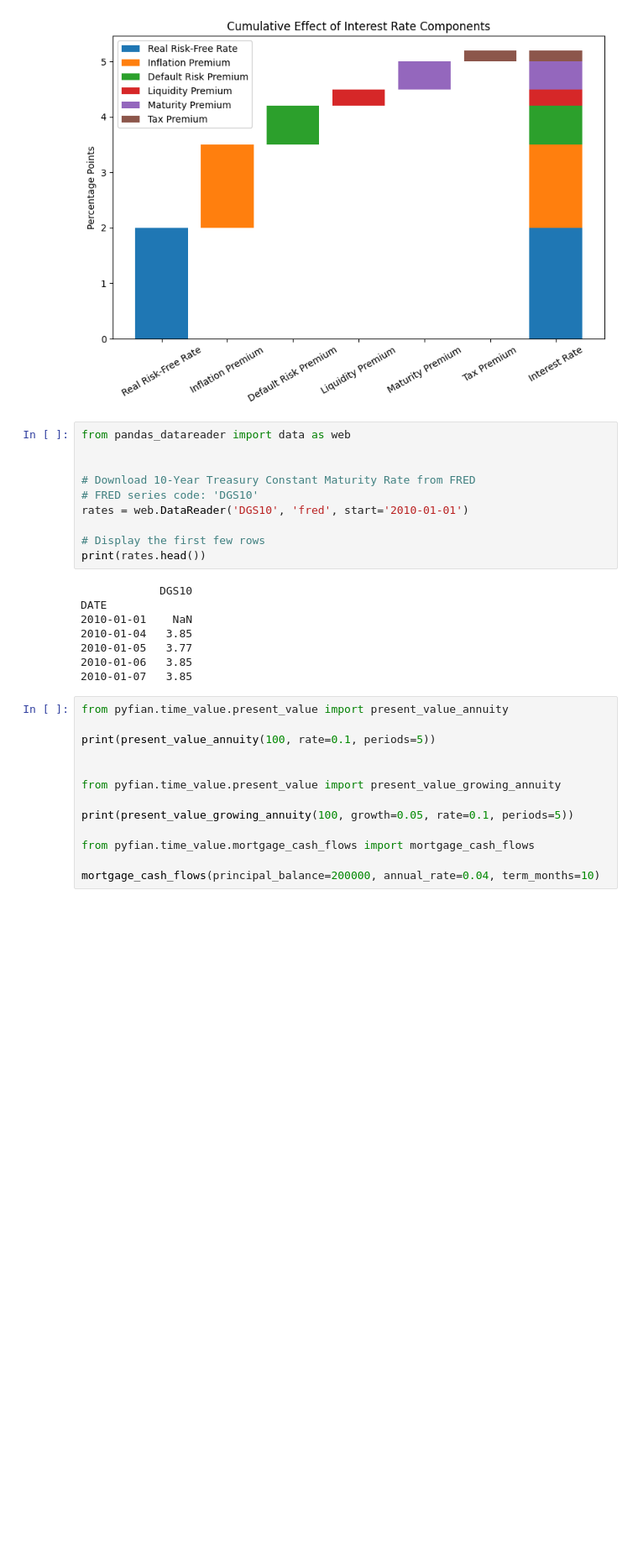
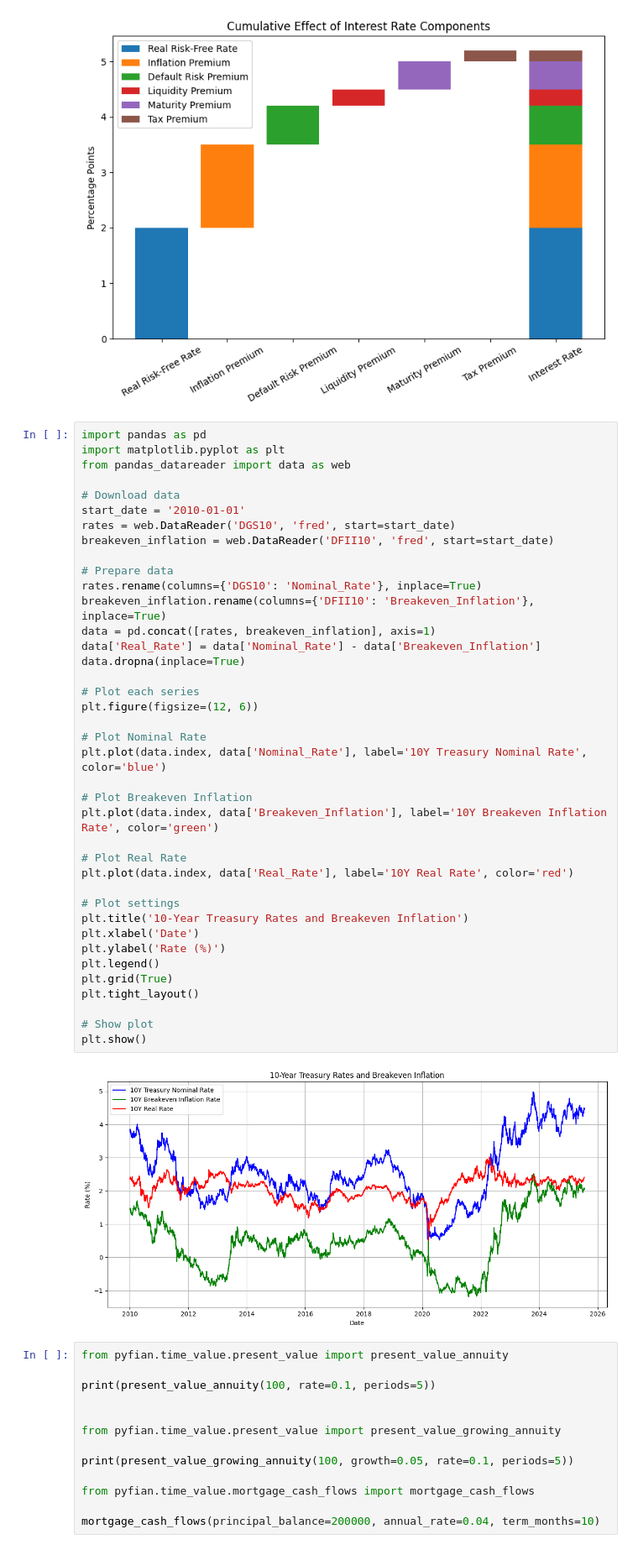
Before and after one commit to Python-Financial-Analyst/pyfian_dev, a Jupyter notebook: notebooks/fixed_income/00_economics_of_interest_rates.ipynb, the cells around one changed output. Shown at 84% size. Drawn from its saved outputs; the diff is of its cells as text; blank space fills up the shorter version.

Commit message:
Added 10Y rates chart

```diff
--- a/notebooks/fixed_income/00_economics_of_interest_rates.ipynb
+++ b/notebooks/fixed_income/00_economics_of_interest_rates.ipynb
@@ -104,23 +104,46 @@ plt.show()
 # %% [output]
 [figure]
 # %%
+import pandas as pd
+import matplotlib.pyplot as plt
 from pandas_datareader import data as web
 
+# Download data
+start_date = '2010-01-01'
+rates = web.DataReader('DGS10', 'fred', start=start_date)
+breakeven_inflation = web.DataReader('DFII10', 'fred', start=start_date)
 
-# Download 10-Year Treasury Constant Maturity Rate from FRED
-# FRED series code: 'DGS10'
-rates = web.DataReader('DGS10', 'fred', start='2010-01-01')
+# Prepare data
+rates.rename(columns={'DGS10': 'Nominal_Rate'}, inplace=True)
+breakeven_inflation.rename(columns={'DFII10': 'Breakeven_Inflation'}, inplace=True)
+data = pd.concat([rates, breakeven_inflation], axis=1)
+data['Real_Rate'] = data['Nominal_Rate'] - data['Breakeven_Inflation']
+data.dropna(inplace=True)
 
-# Display the first few rows
-print(rates.head())
+# Plot each series
+plt.figure(figsize=(12, 6))
+
+# Plot Nominal Rate
+plt.plot(data.index, data['Nominal_Rate'], label='10Y Treasury Nominal Rate', color='blue')
+
+# Plot Breakeven Inflation
+plt.plot(data.index, data['Breakeven_Inflation'], label='10Y Breakeven Inflation Rate', color='green')
+
+# Plot Real Rate
+plt.plot(data.index, data['Real_Rate'], label='10Y Real Rate', color='red')
+
+# Plot settings
+plt.title('10-Year Treasury Rates and Breakeven Inflation')
+plt.xlabel('Date')
+plt.ylabel('Rate (%)')
+plt.legend()
+plt.grid(True)
+plt.tight_layout()
+
+# Show plot
+plt.show()
 # %% [output]
-            DGS10
-DATE
-2010-01-01    NaN
-2010-01-04   3.85
-2010-01-05   3.77
-2010-01-06   3.85
-2010-01-07   3.85
+[figure, added]
 # %%
 from pyfian.time_value.present_value import present_value_annuity
 
```
